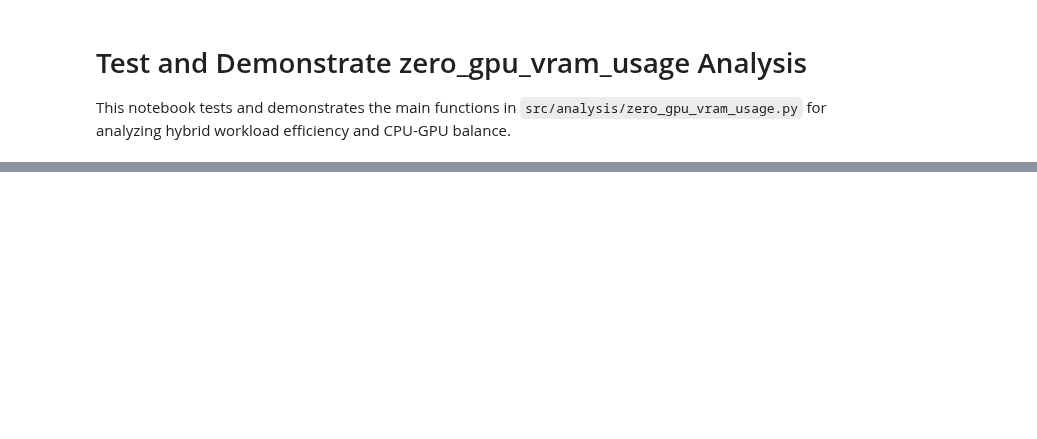
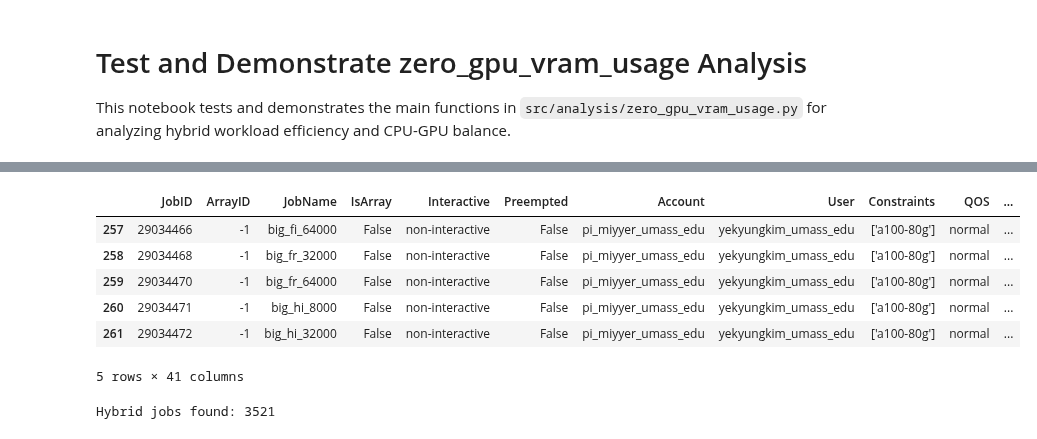
Before and after one commit to UnityHPC/ds4cg-job-analytics, a Jupyter notebook: notebooks/test_zero_gpu_vram_usage_demo.ipynb, the cells around one changed output, grey strips where cells are left out. Drawn from its saved outputs; the diff is of its cells as text; code cells hidden in the pictures; blank space fills up the shorter version.

```diff
--- a/notebooks/test_zero_gpu_vram_usage_demo.ipynb
+++ b/notebooks/test_zero_gpu_vram_usage_demo.ipynb
@@ -21,8 +30,27 @@ display(df.head())
 # %%
-# Run analyze_hybrid_workload_efficiency
-df_hybrid = zero_gpu_vram_usage.analyze_hybrid_workload_efficiency(df)
+# Run analyze_hybrid_workload_efficiency with modular filters
+# Example: Only jobs with 0GB requested, at least 1 GPU, and at least 600s duration
+# You can change the arguments to filter for different criteria
+
+df_hybrid = zero_gpu_vram_usage.analyze_hybrid_workload_efficiency(
+    df,
+    requested_vram_filter=0,  # or a function, e.g., lambda x: x <= 2
+    allocated_vram_min=0,
+    gpu_mem_usage_min=0,
+    gpus_min=1,
+    elapsed_seconds_min=0 # all jobs
+)
 display(df_hybrid.head())
 print(f"Hybrid jobs found: {len(df_hybrid)}")
+# %% [output]
+|  | JobID | ArrayID | JobName | IsArray | Interactive | Preempted | Account | User | Constraints | QOS | ... |
+| 257 | 29034466 | -1 | big_fi_64000 | False | non-interactive | False | pi_miyyer_umass_edu | yekyungkim_umass_edu | ['a100-80g'] | normal | ... |
+| 258 | 29034468 | -1 | big_fr_32000 | False | non-interactive | False | pi_miyyer_umass_edu | yekyungkim_umass_edu | ['a100-80g'] | normal | ... |
+| 259 | 29034470 | -1 | big_fr_64000 | False | non-interactive | False | pi_miyyer_umass_edu | yekyungkim_umass_edu | ['a100-80g'] | normal | ... |
+| 260 | 29034471 | -1 | big_hi_8000 | False | non-interactive | False | pi_miyyer_umass_edu | yekyungkim_umass_edu | ['a100-80g'] | normal | ... |
+| 261 | 29034472 | -1 | big_hi_32000 | False | non-interactive | False | pi_miyyer_umass_edu | yekyungkim_umass_edu | ['a100-80g'] | normal | ... |
+5 rows × 41 columns
+Hybrid jobs found: 3521
 # %%
 # Run evaluate_cpu_gpu_balance
 analysis_results = zero_gpu_vram_usage.evaluate_cpu_gpu_balance(df_hybrid)
```
Also changed, not shown: parts of 6 cells of this notebook, 10 other files.
